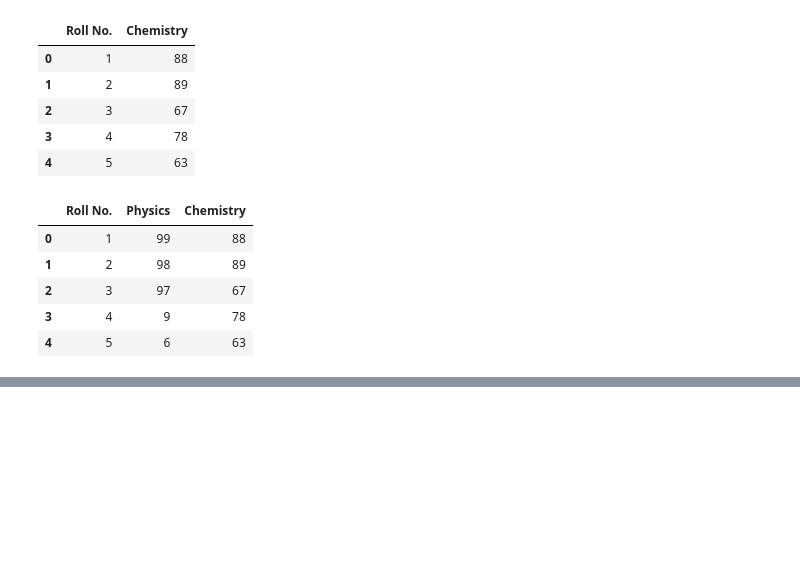
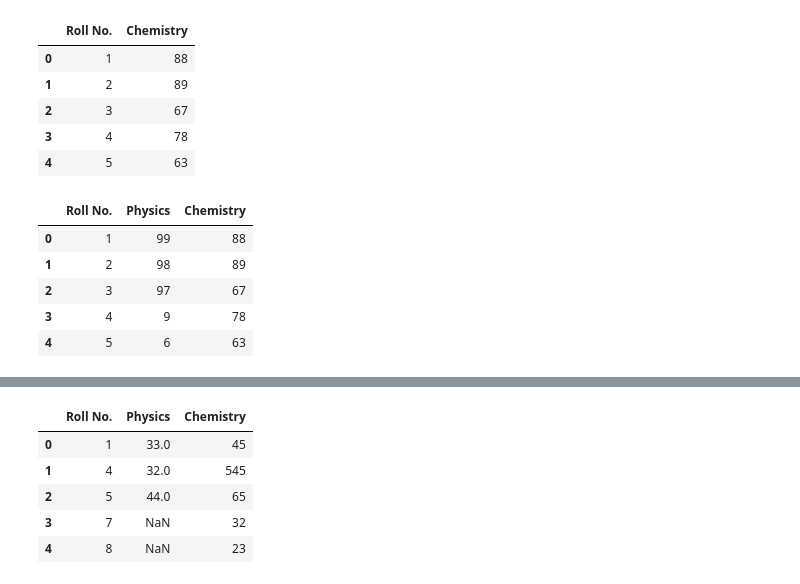
Before and after one commit to PRACHIP5202/WinWinAI, a Jupyter notebook: Pandas3.ipynb, the cells around one changed output, grey strips where cells are left out. Cells and saved outputs as stored; diff of their text form; code cells hidden in the pictures; blank space fills up the shorter version.

```diff
--- a/Pandas3.ipynb
+++ b/Pandas3.ipynb
@@ -100,0 +137,9 @@ pd.merge(df1,df2, on='Roll No.')
+# %%
+pd.merge(df3,df4, how='right')
+# %% [output]
+|  | Roll No. | Physics | Chemistry |
+| 0 | 1 | 33.0 | 45 |
+| 1 | 4 | 32.0 | 545 |
+| 2 | 5 | 44.0 | 65 |
+| 3 | 7 | NaN | 32 |
+| 4 | 8 | NaN | 23 |
```
Also changed, not shown: parts of 6 cells of this notebook.
